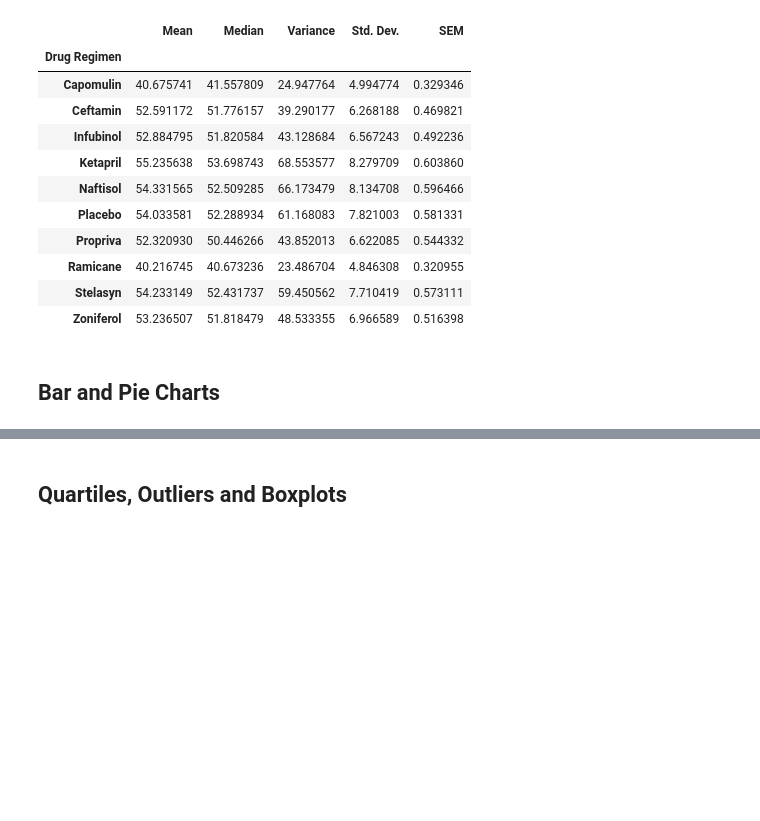
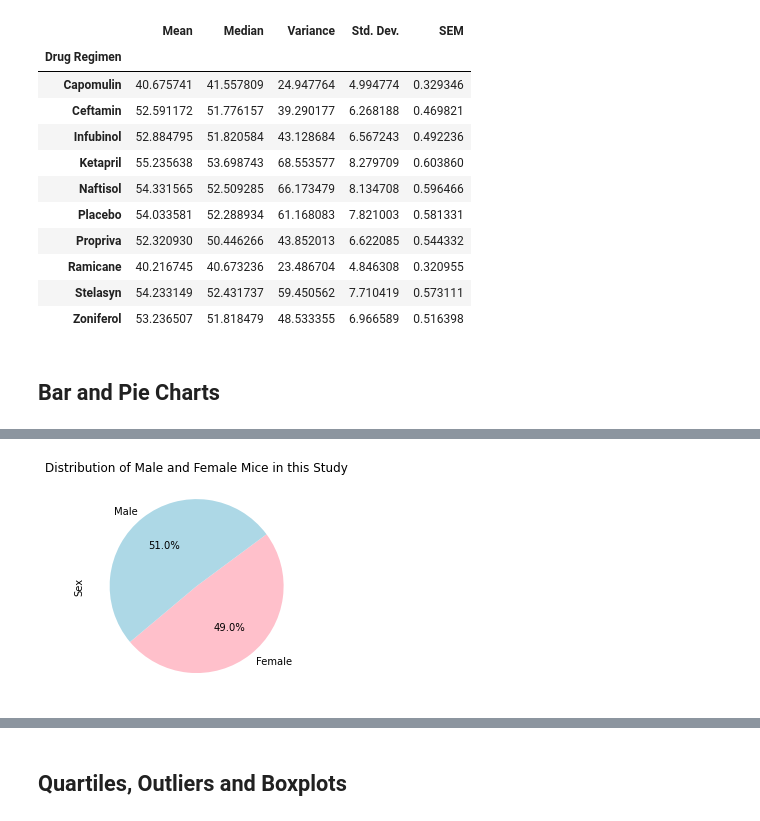
Before and after one commit to MaryColasanto/Pymaceuticals, a Jupyter notebook: pymaceuticals_starter.ipynb, the cells around one changed output, grey strips where cells are left out. Drawn from its saved outputs; the diff is of its cells as text; code cells hidden in the pictures; blank space fills up the shorter version.

```diff
--- a/pymaceuticals_starter.ipynb
+++ b/pymaceuticals_starter.ipynb
@@ -128,5 +136,13 @@ plt.show()
 # %%
 # Generate a pie plot showing the distribution of female versus male mice using pandas
+gender_df = mousedata_clean.groupby("Sex")
+gender_count = gender_df["Sex"].count()
+
+gender_piechart = gender_count.plot(kind="pie", title="Distribution of Male and Female Mice in this Study",
+                                    autopct = "%.1f%%", colors = ['pink', 'lightblue'], startangle=220,
+                                    use_index=False)
+# %% [output]
+[figure, added]
 # %%
 # Generate a pie plot showing the distribution of female versus male mice using pyplot
 mouse_gender = mousedata_clean["Sex"].value_counts()
```
Also changed, not shown: parts of 3 cells of this notebook.
